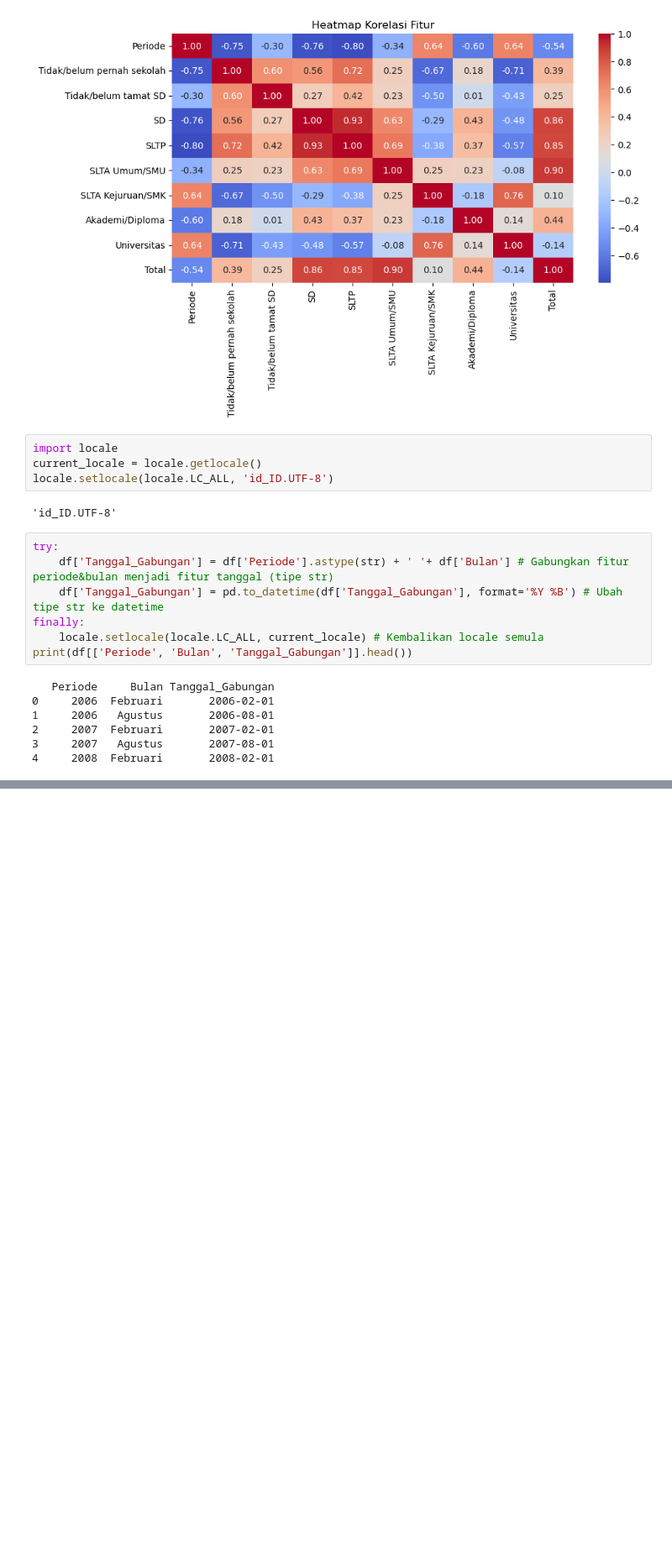
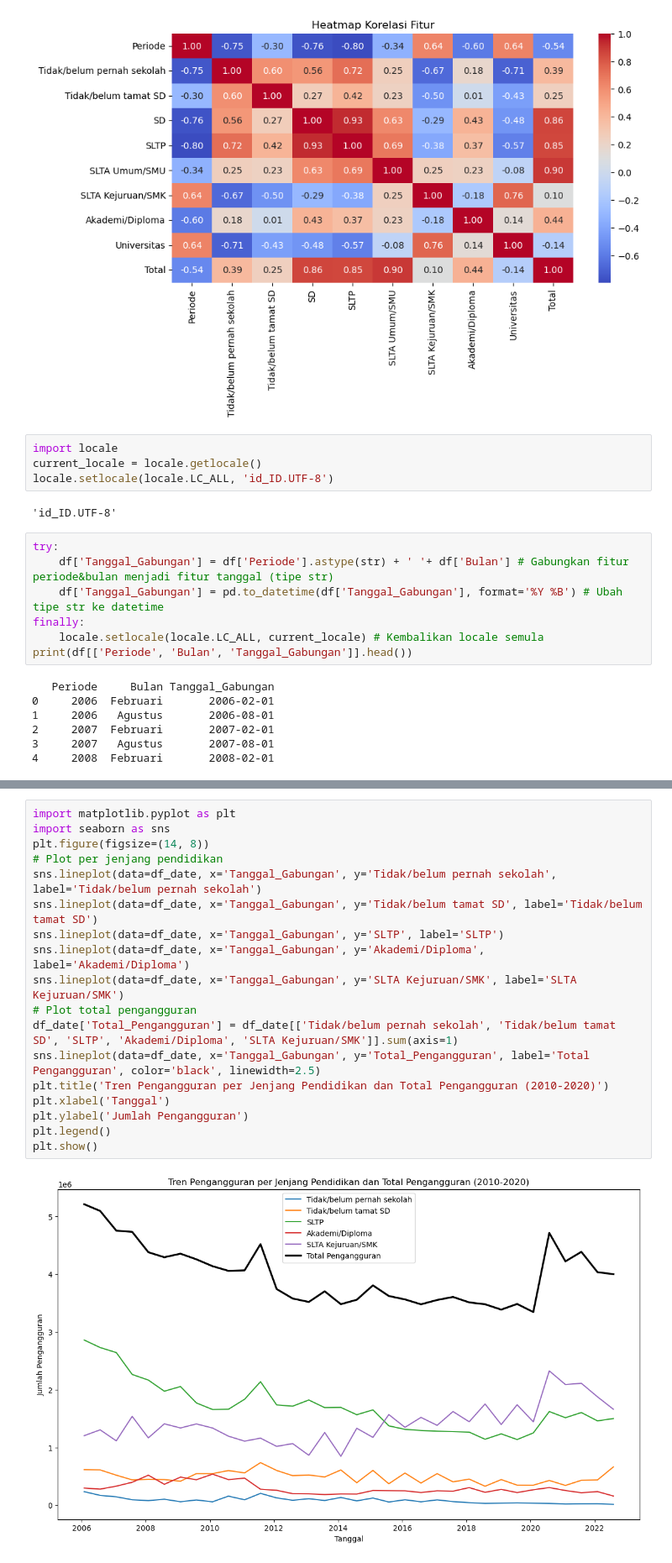
Before and after one commit to Aldevand/RegresiProject, a Jupyter notebook: notebooks/02_EDA.ipynb, the cells around one changed output, grey strips where cells are left out. Shown: that part at 84% size. Saved outputs shown, nothing was run; the diff lists cells and outputs as text; blank space fills up the shorter version.

```diff
--- a/notebooks/02_EDA.ipynb
+++ b/notebooks/02_EDA.ipynb
@@ -110,0 +137,20 @@ df_date.head(5)
+# %%
+import matplotlib.pyplot as plt
+import seaborn as sns
+plt.figure(figsize=(14, 8))
+# Plot per jenjang pendidikan
+sns.lineplot(data=df_date, x='Tanggal_Gabungan', y='Tidak/belum pernah sekolah', label='Tidak/belum pernah sekolah')
+sns.lineplot(data=df_date, x='Tanggal_Gabungan', y='Tidak/belum tamat SD', label='Tidak/belum tamat SD')
+sns.lineplot(data=df_date, x='Tanggal_Gabungan', y='SLTP', label='SLTP')
+sns.lineplot(data=df_date, x='Tanggal_Gabungan', y='Akademi/Diploma', label='Akademi/Diploma')
+sns.lineplot(data=df_date, x='Tanggal_Gabungan', y='SLTA Kejuruan/SMK', label='SLTA Kejuruan/SMK')
+# Plot total pengangguran
+df_date['Total_Pengangguran'] = df_date[['Tidak/belum pernah sekolah', 'Tidak/belum tamat SD', 'SLTP', 'Akademi/Diploma', 'SLTA Kejuruan/SMK']].sum(axis=1)
+sns.lineplot(data=df_date, x='Tanggal_Gabungan', y='Total_Pengangguran', label='Total Pengangguran', color='black', linewidth=2.5)
+plt.title('Tren Pengangguran per Jenjang Pendidikan dan Total Pengangguran (2010-2020)')
+plt.xlabel('Tanggal')
+plt.ylabel('Jumlah Pengangguran')
+plt.legend()
+plt.show()
+# %% [output]
+[figure, added]
```
Also changed, not shown: parts of 6 cells of this notebook.
